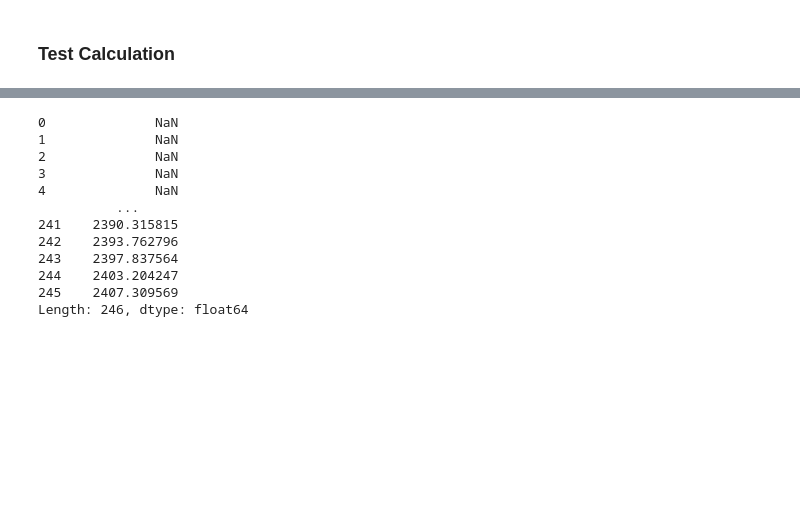
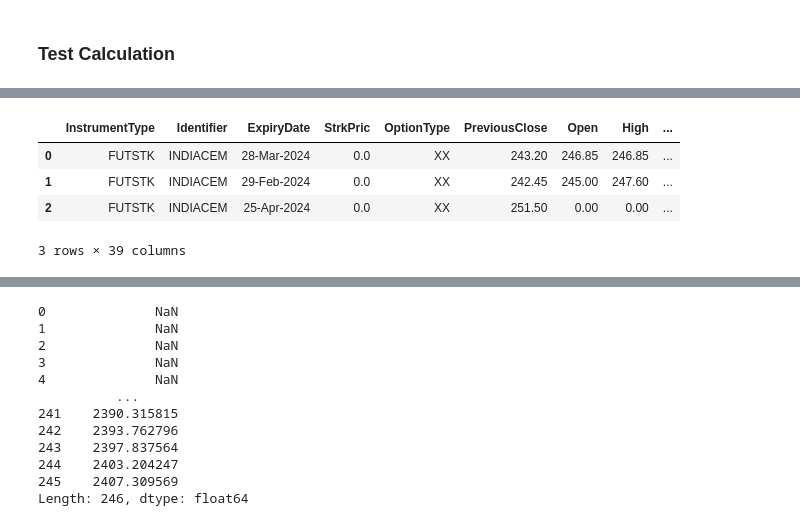
Before and after one commit to nareshrohra/markets_insights, a Jupyter notebook: notebooks/examples.ipynb, the cells around one changed output, grey strips where cells are left out. Saved outputs shown, nothing was run; the diff lists cells and outputs as text; code cells hidden in the pictures; blank space fills up the shorter version.

```diff
--- a/notebooks/examples.ipynb
+++ b/notebooks/examples.ipynb
@@ -148,0 +211,21 @@ HistoricalDataProcessor.process took 0 seconds
+# %%
+from markets_insights.core.core import IdentifierFilter, InstrumentTypeFilter
+from markets_insights.datareader.data_reader import BhavCopyReader, NseDerivatiesReader
+
+
+from datetime import date
+
+cash_reader = BhavCopyReader().set_filter(IdentifierFilter("INDIACEM"))
+filters = IdentifierFilter("INDIACEM") & InstrumentTypeFilter('FUTSTK')
+fut_reader = NseDerivatiesReader().set_filter(filters)
+
+premium_reader = cash_reader - fut_reader
+
+#filters.get_query()
+fut_reader.read(date(2024, 2, 21))
+# %% [output]
+|  | InstrumentType | Identifier | ExpiryDate | StrkPric | OptionType | PreviousClose | Open | High | ... |
+| 0 | FUTSTK | INDIACEM | 28-Mar-2024 | 0.0 | XX | 243.20 | 246.85 | 246.85 | ... |
+| 1 | FUTSTK | INDIACEM | 29-Feb-2024 | 0.0 | XX | 242.45 | 245.00 | 247.60 | ... |
+| 2 | FUTSTK | INDIACEM | 25-Apr-2024 | 0.0 | XX | 251.50 | 0.00 | 0.00 | ... |
+3 rows × 39 columns
```
Also changed, not shown: parts of 5 cells of this notebook, 9 other files.
